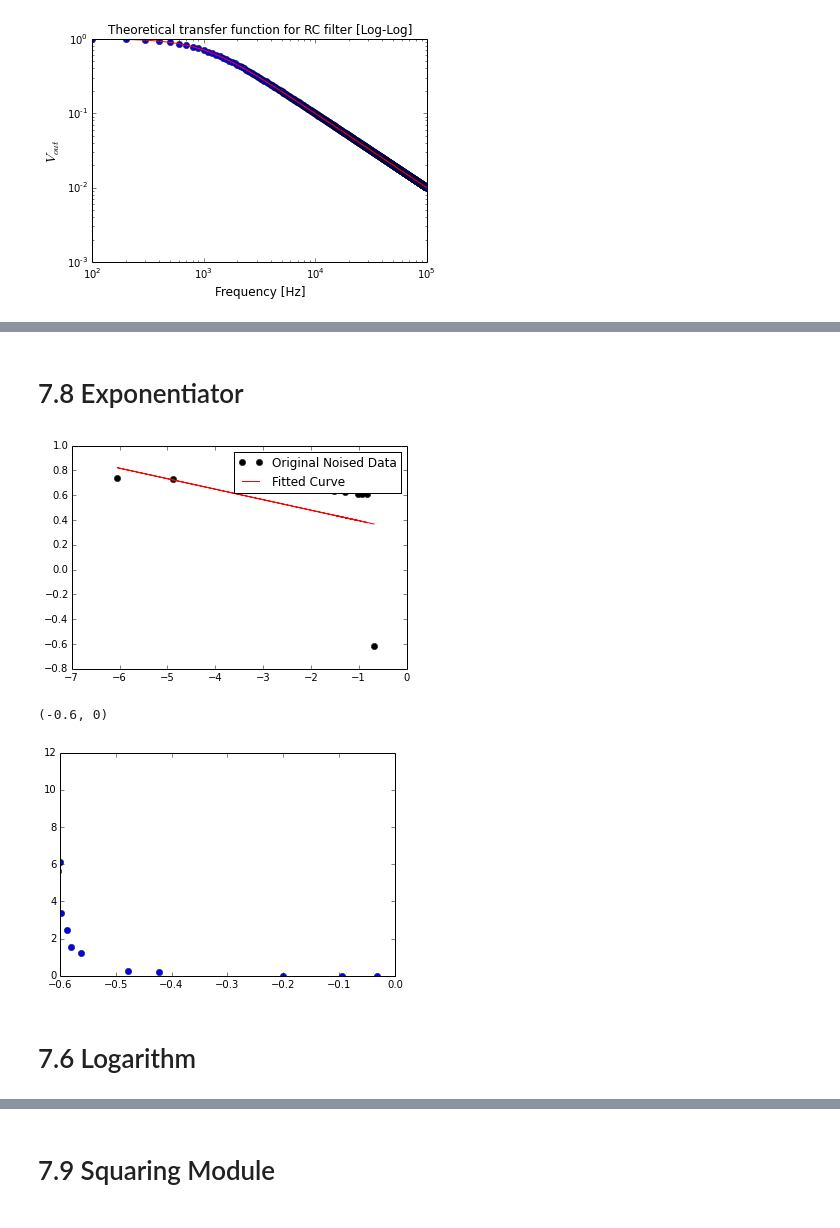
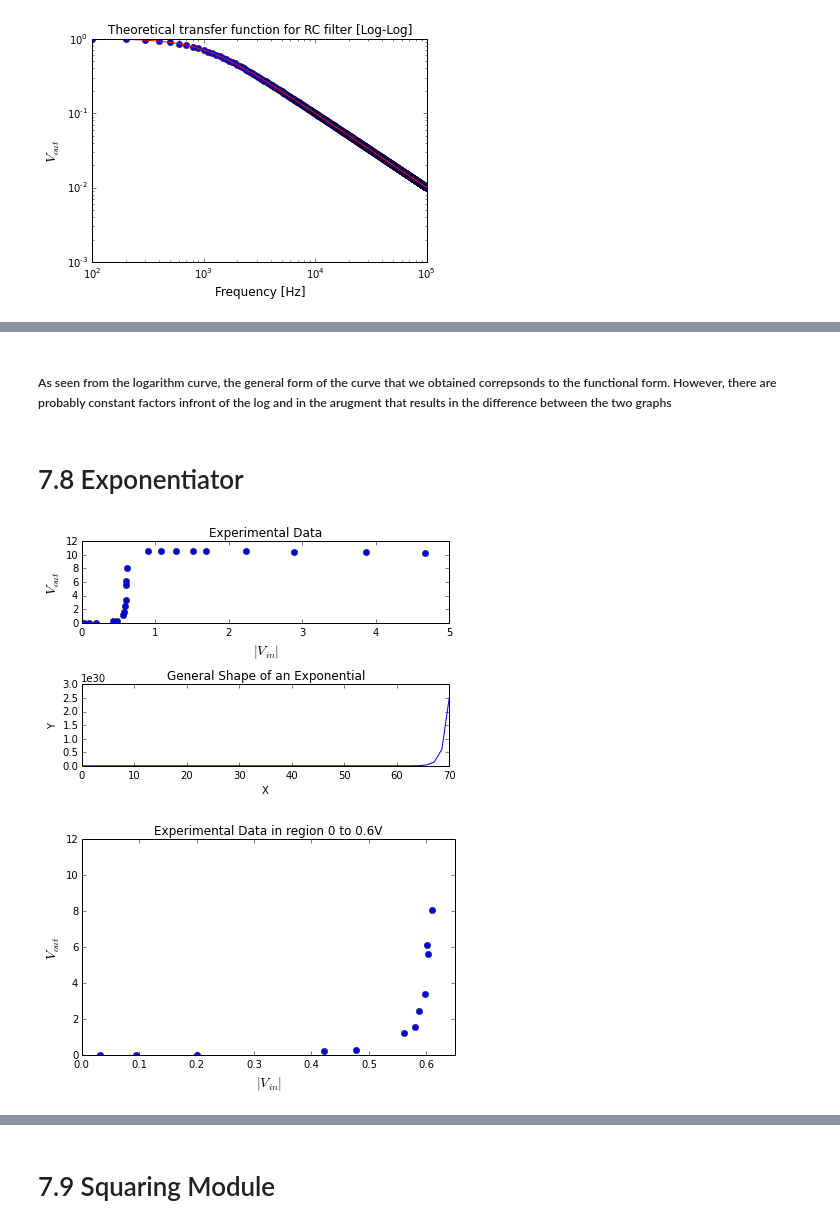
Before and after one commit to dorisjlee/111BSClab, a Jupyter notebook: lab7/Lab7.ipynb, the cells around one changed output, grey strips where cells are left out. Cells and saved outputs as stored; diff of their text form; code cells hidden in the pictures.

```diff
--- a/lab7/Lab7.ipynb
+++ b/lab7/Lab7.ipynb
@@ -239,2 +243,4 @@ plt.loglog(x,y,'r-')
+# %% [markdown]
+##### As seen from the logarithm curve, the general form of the curve that we obtained correpsonds to the functional form. However, there are probably constant factors infront of the log and in the arugment that results in the difference between the two graphs
 # %% [markdown]
 # 7.8 Exponentiator
@@ -243,30 +247,28 @@ from scipy.optimize import curve_fit
-# %%
-def expf(x, a, b, c):
-    return a * np.exp(-b * x) + c
-
-data = v_in
-# x = np.linspace(0,-0.6,50)
-# # y = func(x)
-# # yn = y + 0.2*np.random.normal(size=len(x))
-# y = func(x, 2.5, 1.3, 0.5)
-x =v_in
-y=v_out
-yn =y
-popt, pcov = curve_fit(expf, x, yn)
-
-plt.plot(x, yn, 'ko', label="Original Noised Data")
-plt.plot(x, expf(x, *popt), 'r-', label="Fitted Curve")
-plt.legend()
-plt.show()
-# %% [output]
-[figure, removed]
 # %%
 v_in = np.array([-1.08,-1.28,-1.51,-1.69,-2.24,-2.89,-3.87,-4.67,-94e-3,-562e-3,-610e-3,-580e-3,-900e-3,-603e-3,-588e-3,-598e-3,-601e-3,-201e-3,-32e-3,-422e-3,-478e-3])
 v_out = np.array([10.6,10.6,10.5,10.5,10.5,10.4,10.4,10.3,14.9e-3,1.21,8.05,1.57,10.6,5.62,2.46,3.39,6.12,8.03e-3,7.82e-3,202e-3,282e-3])
-plt.plot(v_in,v_out,'o')
-plt.xlim(-0.6,0)
+fig = plt.figure()
+ax0 = fig.add_subplot(211)
+plt.title("Experimental Data")
+plt.xlabel("$|V_{in}|$",fontsize=14)
+plt.ylabel("$V_{out}$",fontsize=14)
+plt.plot(abs(v_in),v_out,'o')
+ax0 = fig.add_subplot(212)
+plt.plot(np.linspace(0,70),exp(np.linspace(0,70)),'-')
+# plt.xlim(0,.65)
+plt.title("General Shape of an Exponential")
+# plt.xlabel("$|V_{in}|$",fontsize=14)
+plt.xlabel("X")
+plt.ylabel("Y")
+# plt.ylabel("$V_{out}$",fontsize=14)
+plt.tight_layout()
+plt.figure()
+plt.plot(abs(v_in),v_out,'o')
+plt.xlim(0,.65)
+plt.title("Experimental Data in region 0 to 0.6V")
+plt.xlabel("$|V_{in}|$",fontsize=14)
+plt.ylabel("$V_{out}$",fontsize=14)
+plt.tight_layout()
 # %% [output]
-(-0.6, 0)
-[figure, old version]
+[figure, new version]
+[figure, added]
-# %% [markdown]
-# 7.6 Logarithm
```
Also changed, not shown: parts of 19 cells of this notebook.
